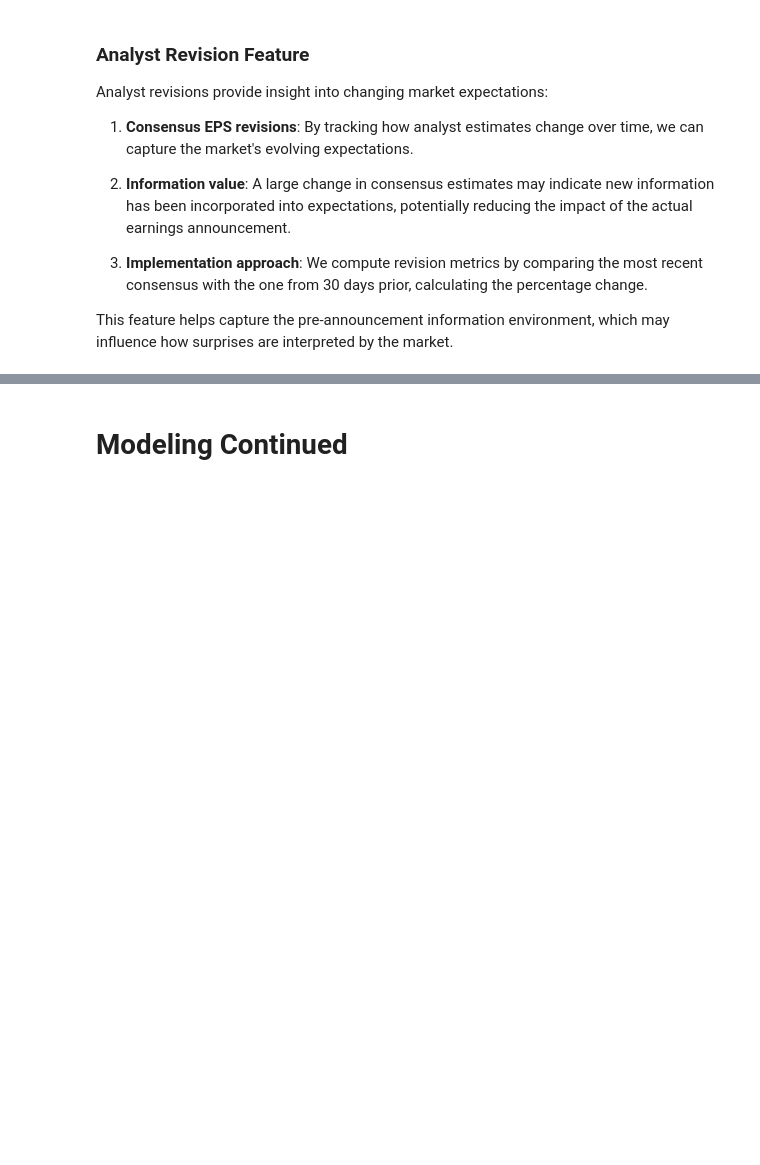
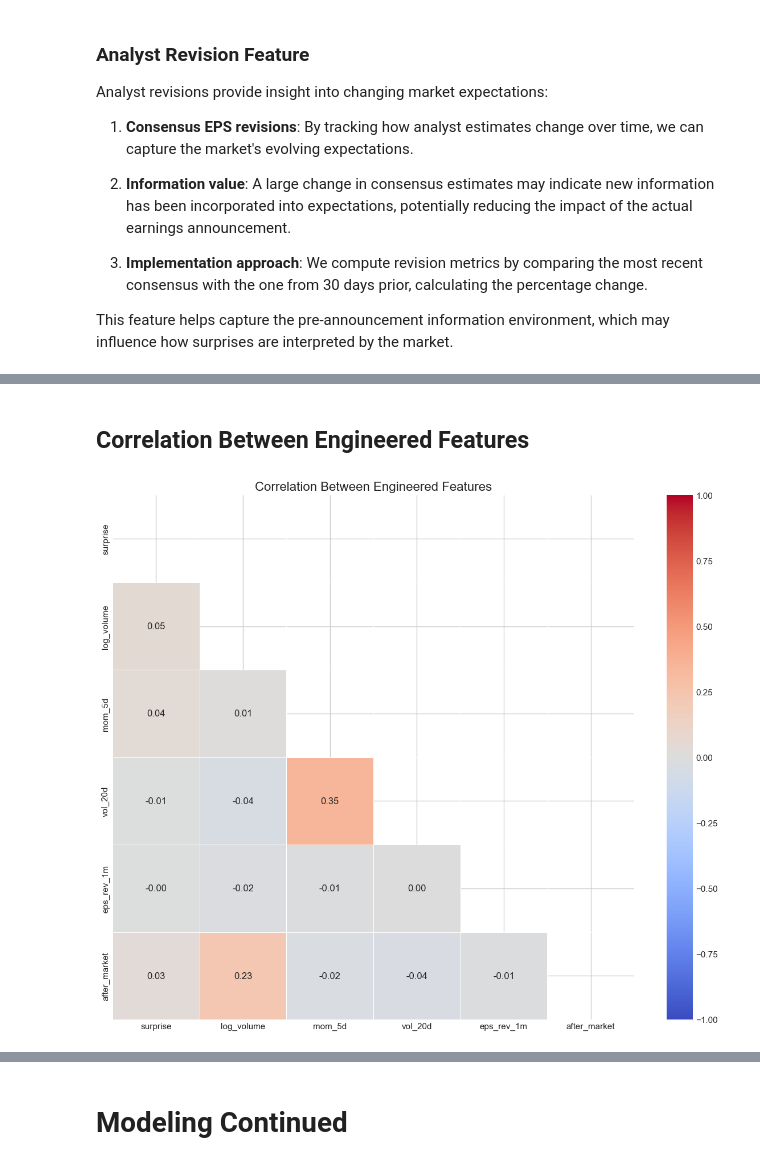
Before and after one commit to edfan1/CIS5450FinalProject, a Jupyter notebook: Notebook.ipynb, the cells around one changed output, grey strips where cells are left out. Drawn from its saved outputs; the diff is of its cells as text; code cells hidden in the pictures; blank space fills up the shorter version.

Commit message:
EDA annotations and more EDA

```diff
--- a/Notebook.ipynb
+++ b/Notebook.ipynb
@@ -534,0 +653,15 @@ df["eps_rev_1m"] = df["eps_rev_1m"].fillna(0)
+# %% [markdown]
+## Correlation Between Engineered Features
+# %%
+# 5. Correlation Heatmap of Engineered Features
+plt.figure(figsize=(12, 10))
+feature_cols = ['surprise', 'log_volume', 'mom_5d', 'vol_20d', 'eps_rev_1m', 'after_market']
+correlation = df[feature_cols].corr()
+mask = np.triu(np.ones_like(correlation, dtype=bool))
+sns.heatmap(correlation, annot=True, cmap='coolwarm', vmin=-1, vmax=1,
+           mask=mask, fmt=".2f", linewidths=0.5)
+plt.title("Correlation Between Engineered Features", fontsize=16)
+plt.tight_layout()
+plt.show()
+# %% [output]
+[figure, added]
```
Also changed, not shown: parts of 16 cells of this notebook.
